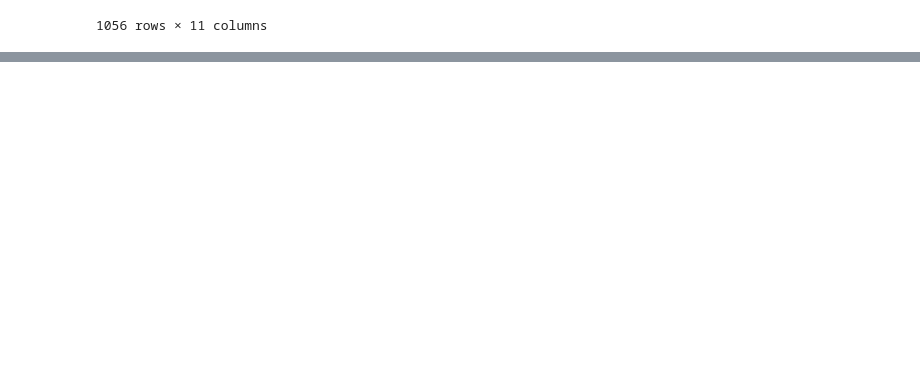
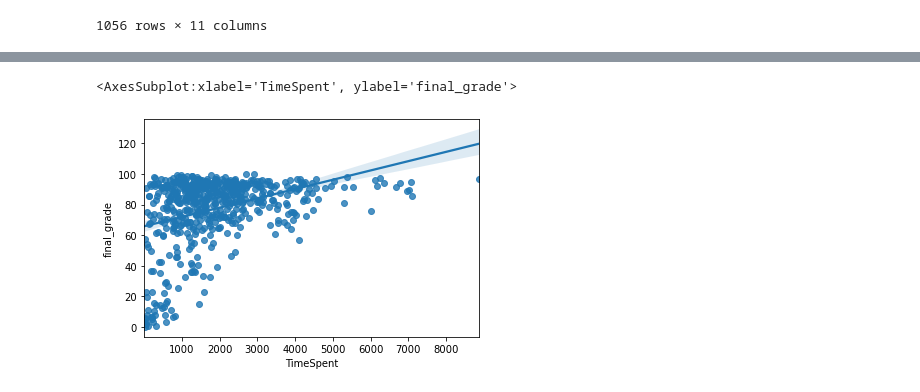
Before and after one commit to Caellwyn/dada-edu, a Jupyter notebook: dataedu_tutorial.ipynb, the cells around one changed output, grey strips where cells are left out. Cells and saved outputs as stored; diff of their text form; code cells hidden in the pictures; blank space fills up the shorter version.

```diff
--- a/dataedu_tutorial.ipynb
+++ b/dataedu_tutorial.ipynb
@@ -258,3 +258,10 @@ dat_anti
 | 29666 | PhysA | T116 | 01 | PhysA-T116-01 | 66508 | 6.5 Quiz | Qz | 93.888889 | ... |
 | 29667 | PhysA | T116 | 01 | PhysA-T116-01 | 66508 | Unit 6 Test | Qz | 93.888889 | ... |
 1056 rows × 11 columns
+# %%
+course_minutes = course_minutes.rename(columns={'Bb_UserPK':'student_id','CourseSectionOrigID':'course_id'})
+course_minutes.student_id = course_minutes.student_id.astype(int)
+dat.student_id = dat.student_id.astype(int)
+dat = dat.merge(course_minutes, how='left')
+dat = dat.drop_duplicates(subset=(['course_id','student_id']))
+dat = dat.rename(columns={'FinalGradeCEMS':'final_grade'})
@@ -260,0 +276,5 @@ dat_anti
+# %%
+sns.regplot(data=dat, x='TimeSpent', y='final_grade')
+# %% [output]
+<AxesSubplot:xlabel='TimeSpent', ylabel='final_grade'>
+[figure, added]
```
Also changed, not shown: parts of 7 cells of this notebook, 1 other file.
